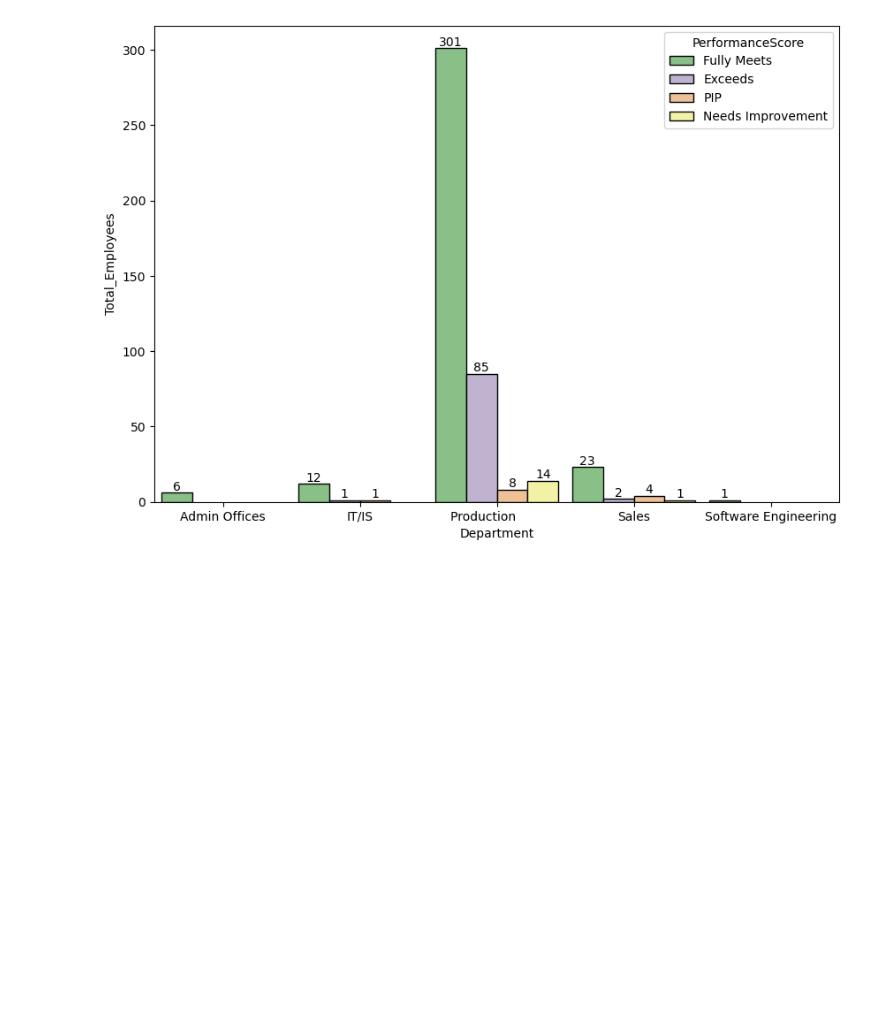
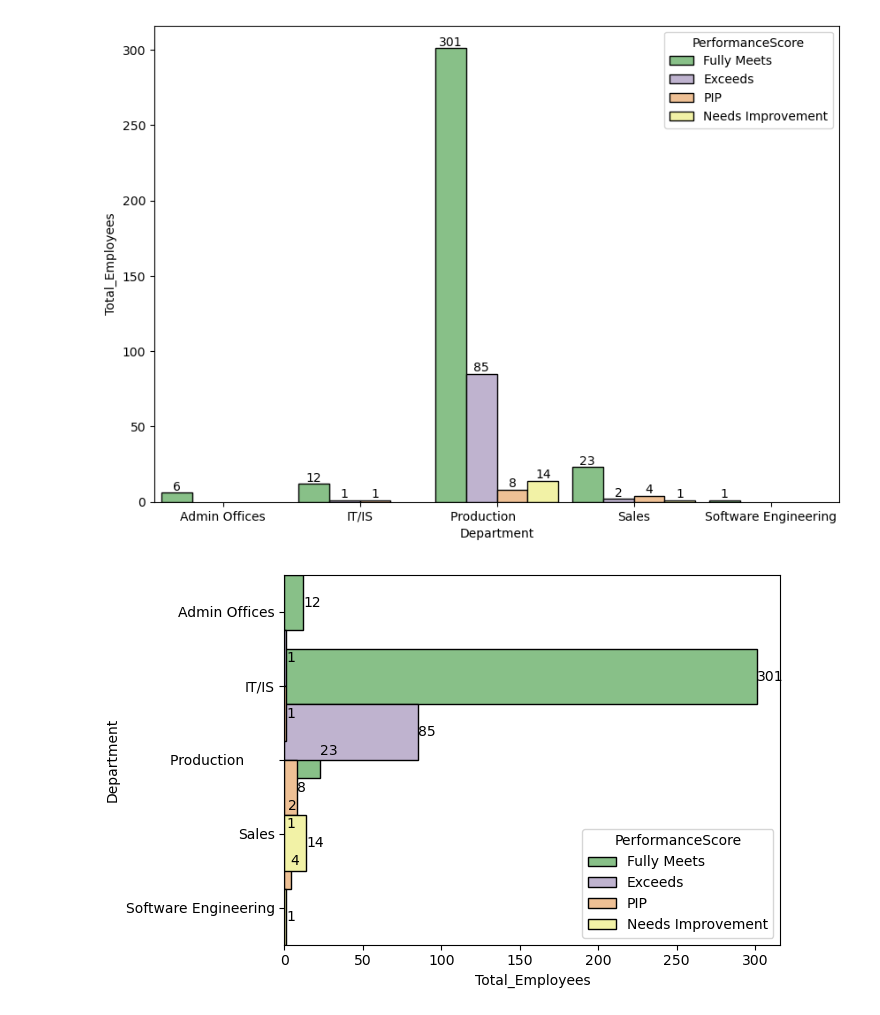
Before and after one commit to SmriteePoudel/DataScience, a Jupyter notebook: Visualization2.ipynb, the cells around one changed output. Drawn from its saved outputs; the diff is of its cells as text; code cells hidden in the pictures; blank space fills up the shorter version.

```diff
--- a/Visualization2.ipynb
+++ b/Visualization2.ipynb
@@ -98,3 +99,9 @@ for container in ax.containers:
     plt.bar_label(container)
 # %% [output]
 [figure]
+# %%
+ax=sns.barplot(x='Total_Employees', y='Department', data=dep_perf, errorbar=None, hue='PerformanceScore',palette='Accent', width=3,edgecolor='black')
+for container in ax.containers:
+    plt.bar_label(container)
+# %% [output]
+[figure, added]
```
Also changed, not shown: parts of 7 cells of this notebook, 4 other files.
